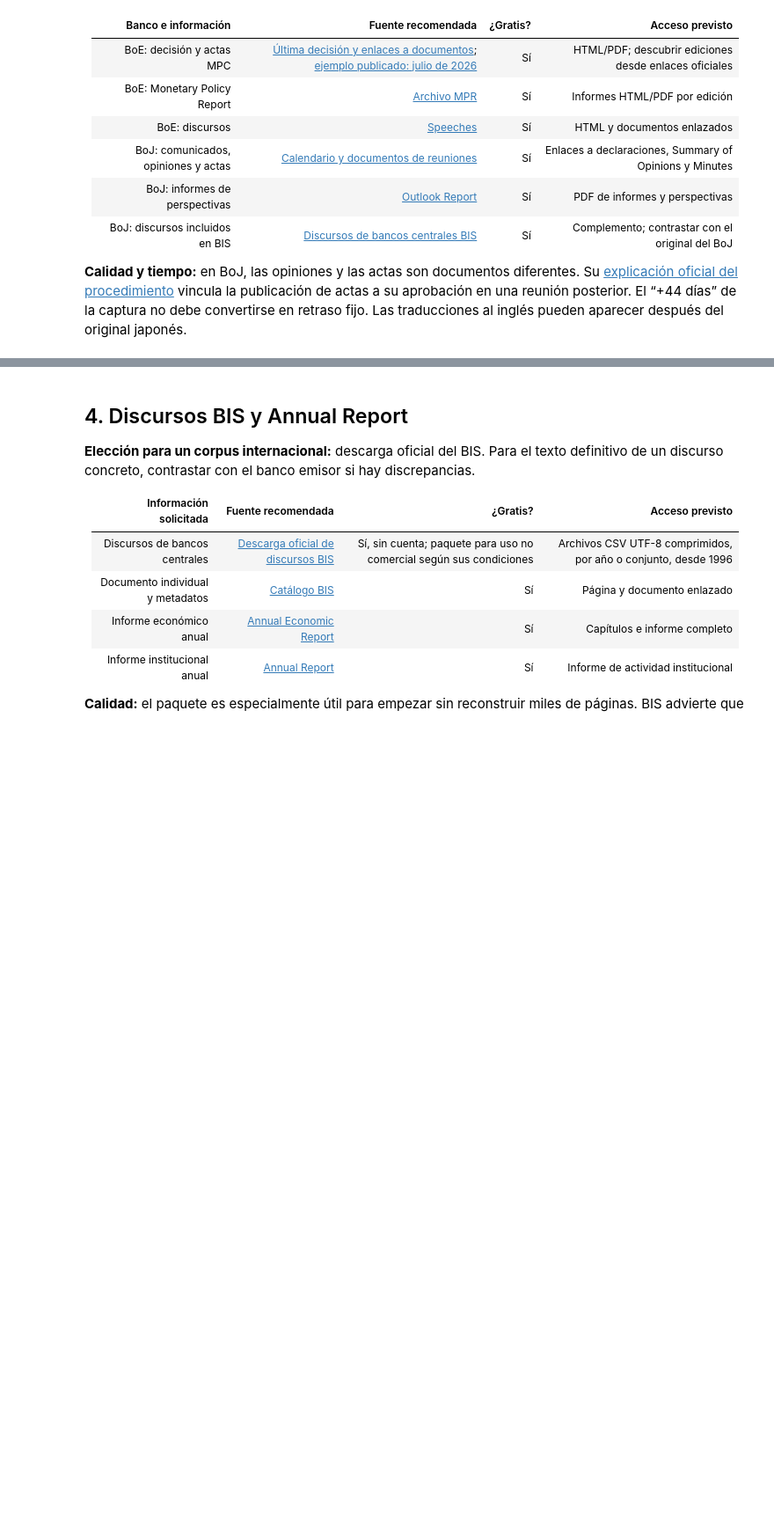
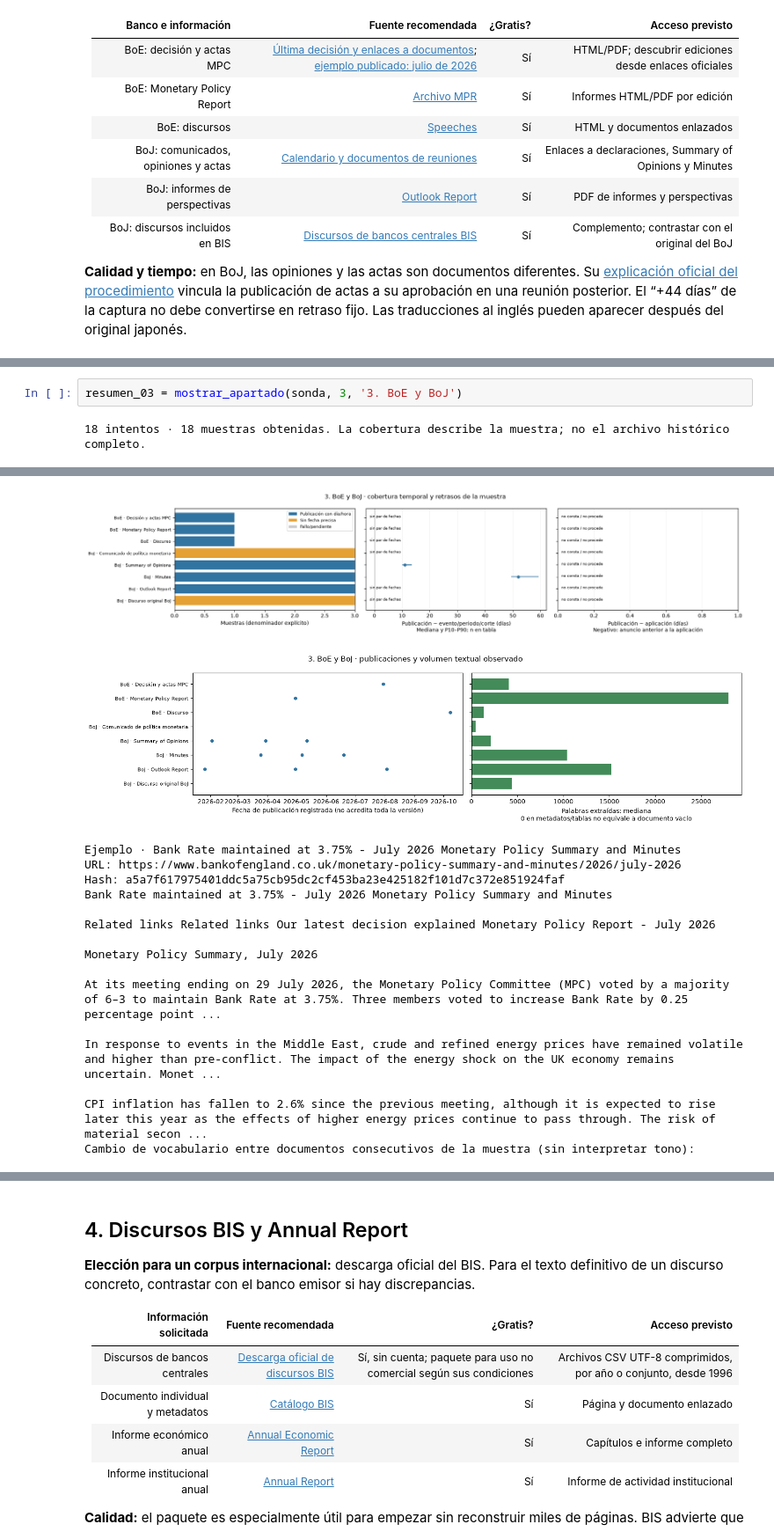
Before and after one commit to Romequinco/PRUEBAS_DETECCION_REGIMENES_DE_MERCADO_TFM, a Jupyter notebook: notebooks/01_fuentes_prioridad_gratuita.ipynb, the cells around one changed output, grey strips where cells are left out. Shown at 88% size. Saved outputs shown, nothing was run; the diff lists cells and outputs as text; blank space fills up the shorter version.

```diff
--- a/notebooks/01_fuentes_prioridad_gratuita.ipynb
+++ b/notebooks/01_fuentes_prioridad_gratuita.ipynb
@@ -86,0 +304,4 @@ Las cantidades, tamaños y estados OK/MIXTO/BLOQUEADA de la captura son referenc
+# %%
+resumen_03 = mostrar_apartado(sonda, 3, '3. BoE y BoJ')
+# %% [output]
+18 intentos · 18 muestras obtenidas. La cobertura describe la muestra; no el archivo histórico completo.
@@ -86,0 +334,17 @@ Las cantidades, tamaños y estados OK/MIXTO/BLOQUEADA de la captura son referenc
+[figure, added]
+[figure, added]
+Ejemplo · Bank Rate maintained at 3.75% - July 2026 Monetary Policy Summary and Minutes
+URL: https://www.bankofengland.co.uk/monetary-policy-summary-and-minutes/2026/july-2026
+Hash: a5a7f617975401ddc5a75cb95dc2cf453ba23e425182f101d7c372e851924faf
+Bank Rate maintained at 3.75% - July 2026 Monetary Policy Summary and Minutes
+
+Related links Related links Our latest decision explained Monetary Policy Report - July 2026
+
+Monetary Policy Summary, July 2026
+
+At its meeting ending on 29 July 2026, the Monetary Policy Committee (MPC) voted by a majority of 6–3 to maintain Bank Rate at 3.75%. Three members voted to increase Bank Rate by 0.25 percentage point ...
+
+In response to events in the Middle East, crude and refined energy prices have remained volatile and higher than pre-conflict. The impact of the energy shock on the UK economy remains uncertain. Monet ...
+
+CPI inflation has fallen to 2.6% since the previous meeting, although it is expected to rise later this year as the effects of higher energy prices continue to pass through. The risk of material secon ...
+Cambio de vocabulario entre documentos consecutivos de la muestra (sin interpretar tono):
```
Also changed, not shown: parts of 54 cells of this notebook, 22 other files.
